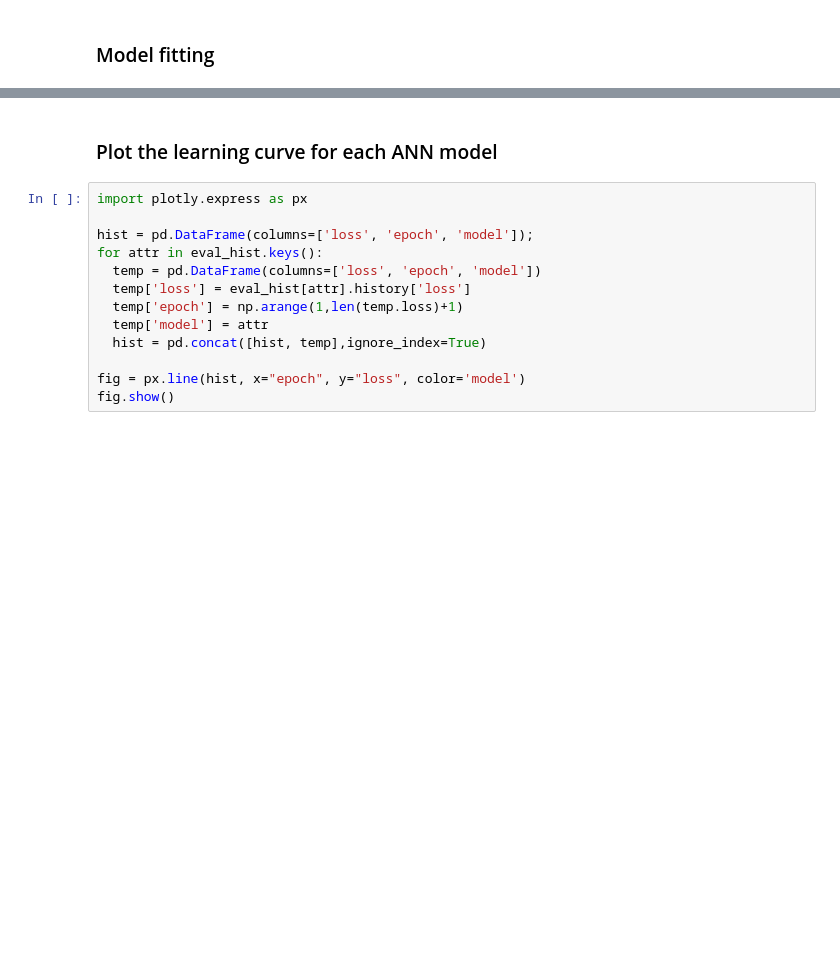
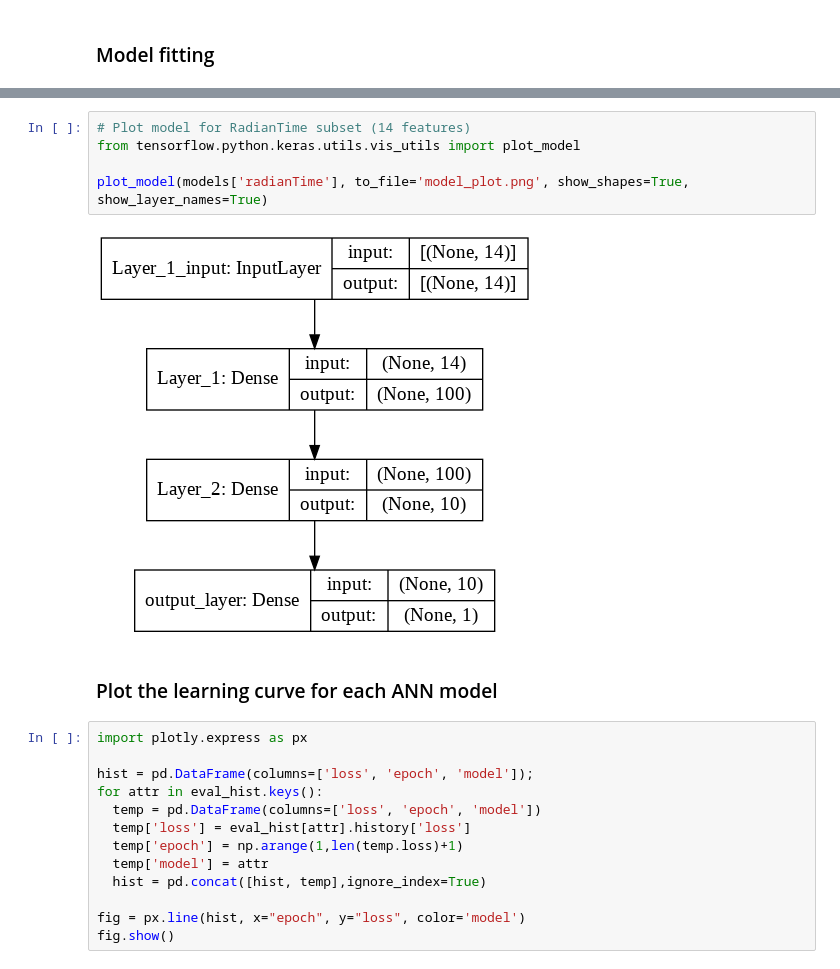
Before and after one commit to CA683-Group99/Wind-Energy-Prediction, a Jupyter notebook: 4_IslandElectricityANNModel_v2.ipynb, the cells around one changed output, grey strips where cells are left out. Drawn from its saved outputs; the diff is of its cells as text; blank space fills up the shorter version.

```diff
--- a/4_IslandElectricityANNModel_v2.ipynb
+++ b/4_IslandElectricityANNModel_v2.ipynb
@@ -379,3 +529,10 @@ Epoch 40/40
+# %%
+# Plot model for RadianTime subset (14 features)
+from tensorflow.python.keras.utils.vis_utils import plot_model
+
+plot_model(models['radianTime'], to_file='model_plot.png', show_shapes=True, show_layer_names=True)
+# %% [output]
+[figure, added]
 # %% [markdown]
 ### Plot the learning curve for each ANN model
 # %%
```
Also changed, not shown: parts of 29 cells of this notebook.
